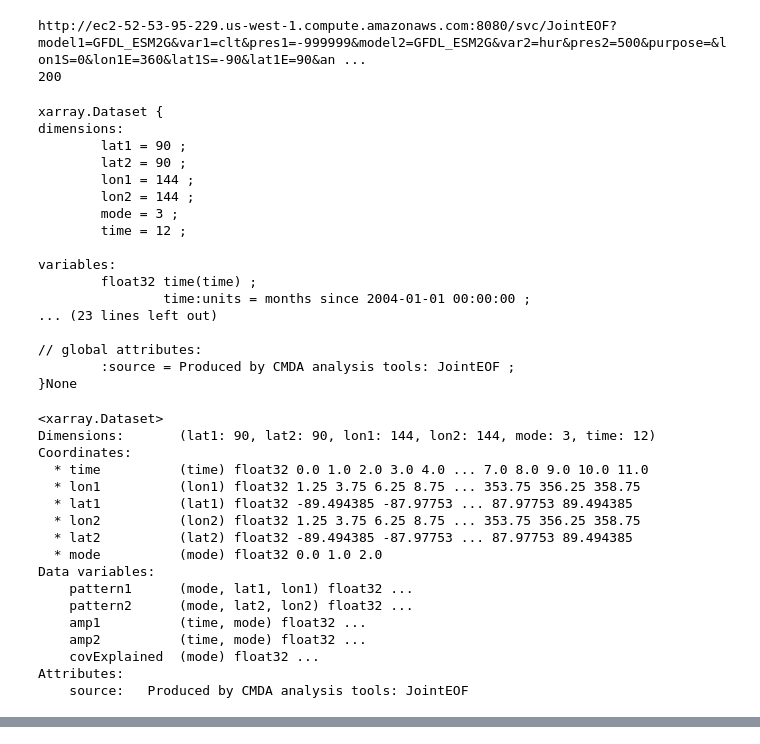
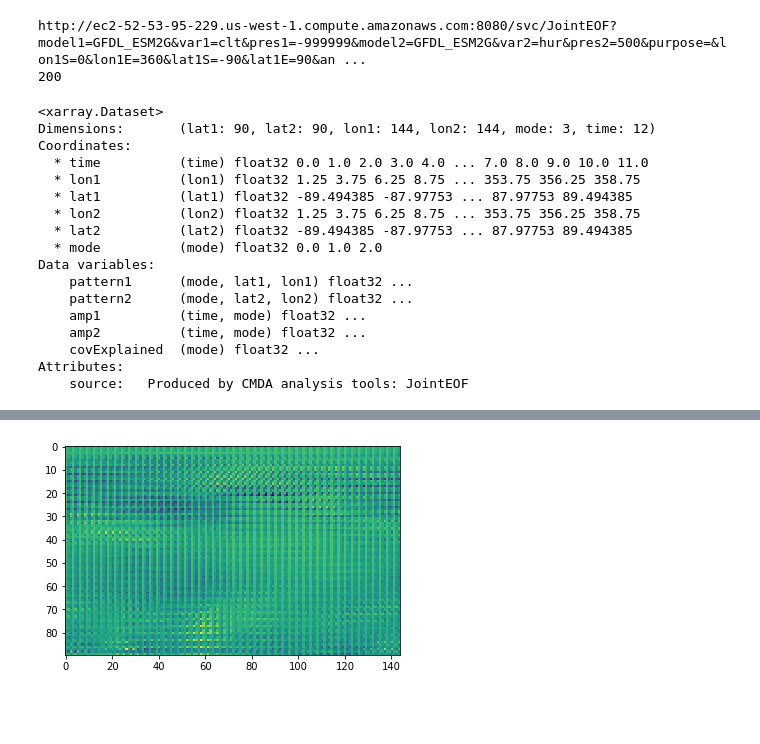
Before and after one commit to cmda-jpl/cmda_notebooks, a Jupyter notebook: cdma_jointEOF.ipynb, the cells around one changed output, grey strips where cells are left out. Cells and saved outputs as stored; diff of their text form; code cells hidden in the pictures; blank space fills up the shorter version.

```diff
--- a/cdma_jointEOF.ipynb
+++ b/cdma_jointEOF.ipynb
@@ -51,43 +51,26 @@ http://ec2-52-53-95-229.us-west-1.compute.amazonaws.com:8080/svc/JointEOF?model1
 # Download data into xarray Dataset object
 data_url = r.json()['dataUrl']
 ds = download_data(data_url)
-print(ds.info())
+# print(ds.info())
 ds
 # %% [output]
-xarray.Dataset {
-dimensions:
-        lat1 = 90 ;
-        lat2 = 90 ;
-        lon1 = 144 ;
-        lon2 = 144 ;
-        mode = 3 ;
-        time = 12 ;
-
-variables:
-        float32 time(time) ;
-                time:units = months since 2004-01-01 00:00:00 ;
-... (23 lines left out)
-
-// global attributes:
-        :source = Produced by CMDA analysis tools: JointEOF ;
-}None
+<xarray.Dataset>
+Dimensions:       (lat1: 90, lat2: 90, lon1: 144, lon2: 144, mode: 3, time: 12)
+Coordinates:
+  * time          (time) float32 0.0 1.0 2.0 3.0 4.0 ... 7.0 8.0 9.0 10.0 11.0
+  * lon1          (lon1) float32 1.25 3.75 6.25 8.75 ... 353.75 356.25 358.75
+  * lat1          (lat1) float32 -89.494385 -87.97753 ... 87.97753 89.494385
+  * lon2          (lon2) float32 1.25 3.75 6.25 8.75 ... 353.75 356.25 358.75
+  * lat2          (lat2) float32 -89.494385 -87.97753 ... 87.97753 89.494385
+  * mode          (mode) float32 0.0 1.0 2.0
+Data variables:
+    pattern1      (mode, lat1, lon1) float32 ...
+    pattern2      (mode, lat2, lon2) float32 ...
+    amp1          (time, mode) float32 ...
+    amp2          (time, mode) float32 ...
+    covExplained  (mode) float32 ...
+Attributes:
+    source:   Produced by CMDA analysis tools: JointEOF
-<xarray.Dataset>
-Dimensions:       (lat1: 90, lat2: 90, lon1: 144, lon2: 144, mode: 3, time: 12)
-Coordinates:
-  * time          (time) float32 0.0 1.0 2.0 3.0 4.0 ... 7.0 8.0 9.0 10.0 11.0
-  * lon1          (lon1) float32 1.25 3.75 6.25 8.75 ... 353.75 356.25 358.75
-  * lat1          (lat1) float32 -89.494385 -87.97753 ... 87.97753 89.494385
-  * lon2          (lon2) float32 1.25 3.75 6.25 8.75 ... 353.75 356.25 358.75
-  * lat2          (lat2) float32 -89.494385 -87.97753 ... 87.97753 89.494385
-  * mode          (mode) float32 0.0 1.0 2.0
-Data variables:
-    pattern1      (mode, lat1, lon1) float32 ...
-    pattern2      (mode, lat2, lon2) float32 ...
-    amp1          (time, mode) float32 ...
-    amp2          (time, mode) float32 ...
-    covExplained  (mode) float32 ...
-Attributes:
-    source:   Produced by CMDA analysis tools: JointEOF
 # %%
 ds.pattern2.hvplot.quadmesh('lon2', 'lat2',
                             widget_location='bottom',
@@ -101,3 +85,9 @@ ds.pattern2.hvplot.quadmesh('lon2', 'lat2',
 ds.amp1.hvplot.line(x='time', y='amp1')
 # %% [output]
 [interactive output not drawn]
+# %%
+import matplotlib.pyplot as plt
+plt.imshow()
+plt.show()
+# %% [output]
+[figure, added]
```
Also changed, not shown: parts of 3 cells of this notebook, 9 other files.
